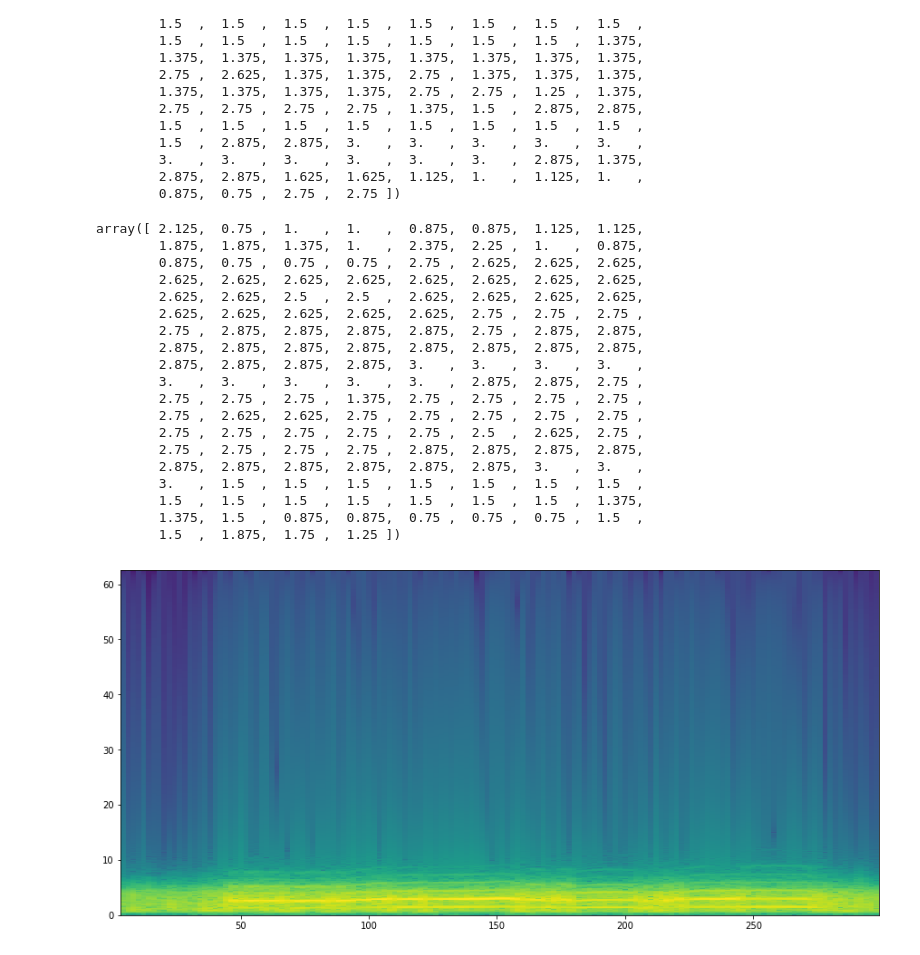
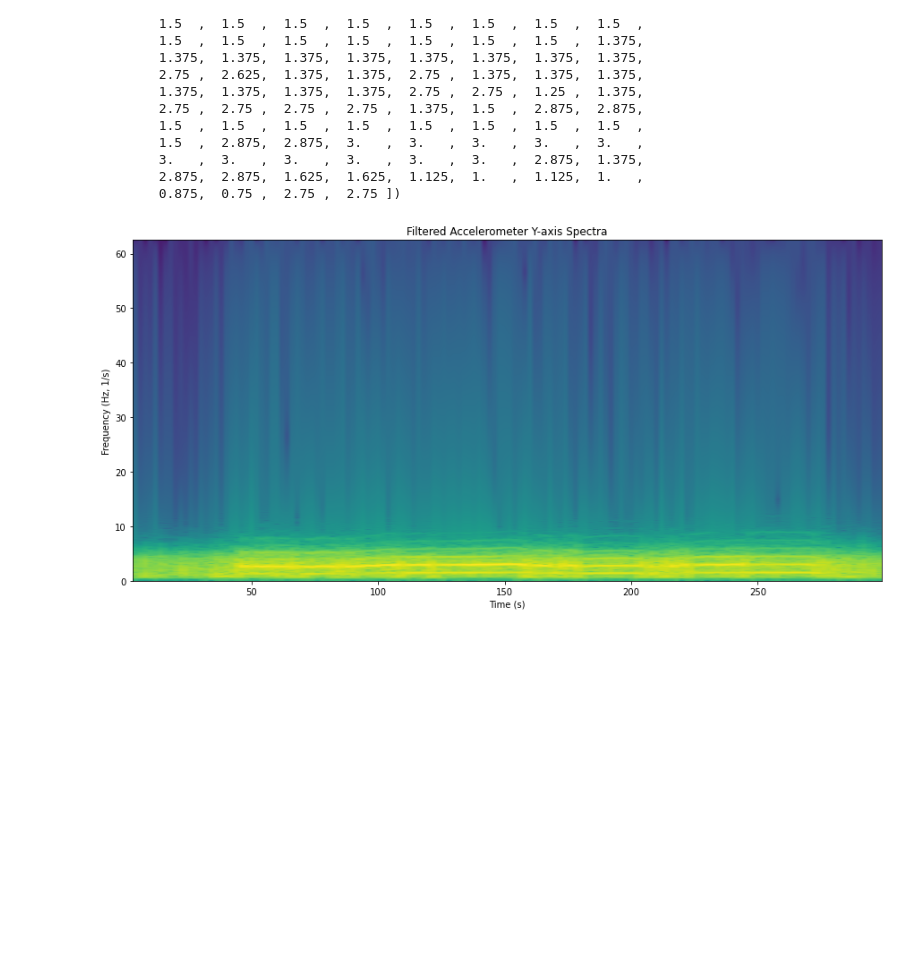
Before and after one commit to ElliotY-ML/Heart_Rate_Estimation_PPG_Acc, a Jupyter notebook: Part I Pulse Rate Algorithm/pulse_rate_EY_completed.ipynb, the cells around one changed output. Cells and saved outputs as stored; diff of their text form; code cells hidden in the pictures; blank space fills up the shorter version.

```diff
--- a/Part I Pulse Rate Algorithm/pulse_rate_EY_completed.ipynb
+++ b/Part I Pulse Rate Algorithm/pulse_rate_EY_completed.ipynb
@@ -474,29 +489,14 @@ array([ 1.   ,  0.875,  0.875,  0.875,  1.   ,  0.875,  0.75 ,  0.875,
 # %%
 filtered_accy = BandpassFilter(accy)
 plt.figure(figsize=(15,7))
 accy_specs, accy_freqs,_,_ = plt.specgram(filtered_accy, NFFT = fs*8, Fs=fs, noverlap=fs*6)
 accy_freqs[np.argmax(accy_specs, axis=0)]
+plt.title("Filtered Accelerometer Y-axis Spectra")
+plt.xlabel("Time (s)")
+plt.ylabel("Frequency (Hz, 1/s)")
+plt.show()
 # %% [output]
-array([ 2.125,  0.75 ,  1.   ,  1.   ,  0.875,  0.875,  1.125,  1.125,
-        1.875,  1.875,  1.375,  1.   ,  2.375,  2.25 ,  1.   ,  0.875,
-        0.875,  0.75 ,  0.75 ,  0.75 ,  2.75 ,  2.625,  2.625,  2.625,
-        2.625,  2.625,  2.625,  2.625,  2.625,  2.625,  2.625,  2.625,
-        2.625,  2.625,  2.5  ,  2.5  ,  2.625,  2.625,  2.625,  2.625,
-        2.625,  2.625,  2.625,  2.625,  2.625,  2.75 ,  2.75 ,  2.75 ,
-        2.75 ,  2.875,  2.875,  2.875,  2.875,  2.75 ,  2.875,  2.875,
-        2.875,  2.875,  2.875,  2.875,  2.875,  2.875,  2.875,  2.875,
-        2.875,  2.875,  2.875,  2.875,  3.   ,  3.   ,  3.   ,  3.   ,
-        3.   ,  3.   ,  3.   ,  3.   ,  3.   ,  2.875,  2.875,  2.75 ,
-        2.75 ,  2.75 ,  2.75 ,  1.375,  2.75 ,  2.75 ,  2.75 ,  2.75 ,
-        2.75 ,  2.625,  2.625,  2.75 ,  2.75 ,  2.75 ,  2.75 ,  2.75 ,
-        2.75 ,  2.75 ,  2.75 ,  2.75 ,  2.75 ,  2.5  ,  2.625,  2.75 ,
-        2.75 ,  2.75 ,  2.75 ,  2.75 ,  2.875,  2.875,  2.875,  2.875,
-        2.875,  2.875,  2.875,  2.875,  2.875,  2.875,  3.   ,  3.   ,
-        3.   ,  1.5  ,  1.5  ,  1.5  ,  1.5  ,  1.5  ,  1.5  ,  1.5  ,
-        1.5  ,  1.5  ,  1.5  ,  1.5  ,  1.5  ,  1.5  ,  1.5  ,  1.375,
-        1.375,  1.5  ,  0.875,  0.875,  0.75 ,  0.75 ,  0.75 ,  1.5  ,
-        1.5  ,  1.875,  1.75 ,  1.25 ])
-[figure, old version]
+[figure, new version]
 # %%
 filtered_accz = BandpassFilter(accz)
 plt.figure(figsize=(15,7))
```
Also changed, not shown: parts of 6 cells of this notebook.
